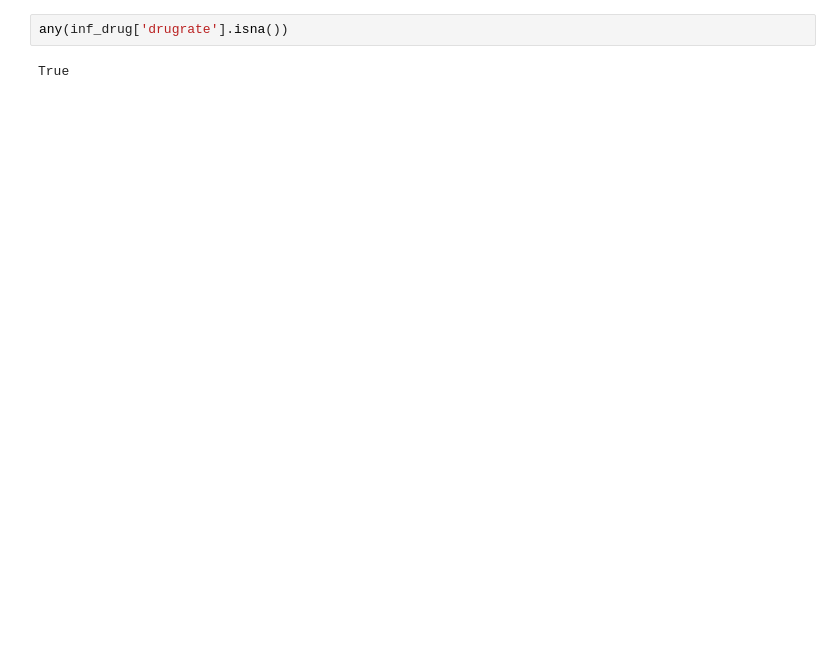
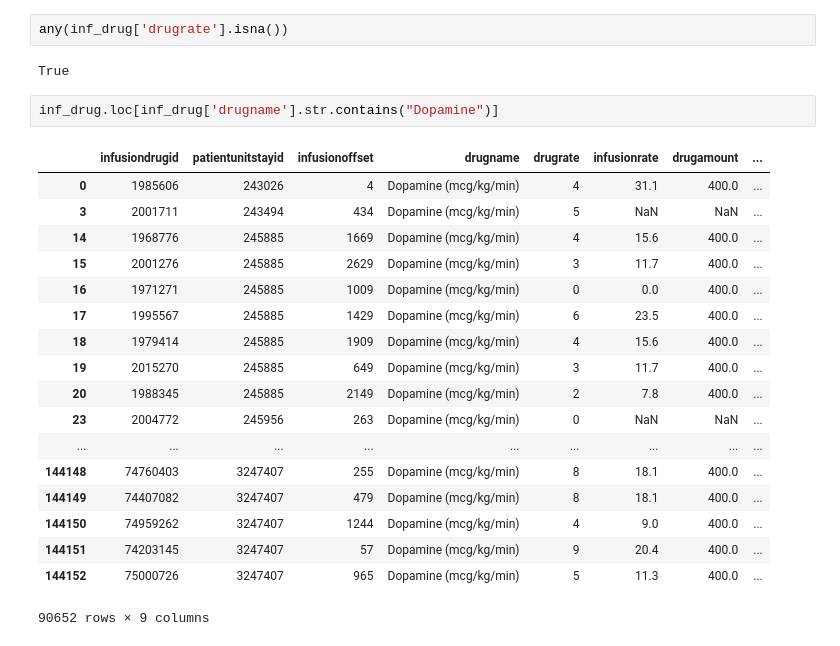
Before and after one commit to Ronet05/GSoC-CBMI-eICU, a Jupyter notebook: Cardiovascular param.ipynb, the cells around one changed output. Cells and saved outputs as stored; diff of their text form; blank space fills up the shorter version.

```diff
--- a/Cardiovascular param.ipynb
+++ b/Cardiovascular param.ipynb
@@ -117,3 +115,24 @@ Dopamine (nanograms/kg/min)
 any(inf_drug['drugrate'].isna())
 # %% [output]
 True
+# %%
+inf_drug.loc[inf_drug['drugname'].str.contains("Dopamine")]
+# %% [output]
+|  | infusiondrugid | patientunitstayid | infusionoffset | drugname | drugrate | infusionrate | drugamount | ... |
+| 0 | 1985606 | 243026 | 4 | Dopamine (mcg/kg/min) | 4 | 31.1 | 400.0 | ... |
+| 3 | 2001711 | 243494 | 434 | Dopamine (mcg/kg/min) | 5 | NaN | NaN | ... |
+| 14 | 1968776 | 245885 | 1669 | Dopamine (mcg/kg/min) | 4 | 15.6 | 400.0 | ... |
+| 15 | 2001276 | 245885 | 2629 | Dopamine (mcg/kg/min) | 3 | 11.7 | 400.0 | ... |
+| 16 | 1971271 | 245885 | 1009 | Dopamine (mcg/kg/min) | 0 | 0.0 | 400.0 | ... |
+| 17 | 1995567 | 245885 | 1429 | Dopamine (mcg/kg/min) | 6 | 23.5 | 400.0 | ... |
+| 18 | 1979414 | 245885 | 1909 | Dopamine (mcg/kg/min) | 4 | 15.6 | 400.0 | ... |
+| 19 | 2015270 | 245885 | 649 | Dopamine (mcg/kg/min) | 3 | 11.7 | 400.0 | ... |
+| 20 | 1988345 | 245885 | 2149 | Dopamine (mcg/kg/min) | 2 | 7.8 | 400.0 | ... |
+| 23 | 2004772 | 245956 | 263 | Dopamine (mcg/kg/min) | 0 | NaN | NaN | ... |
+| ... | ... | ... | ... | ... | ... | ... | ... | ... |
+| 144148 | 74760403 | 3247407 | 255 | Dopamine (mcg/kg/min) | 8 | 18.1 | 400.0 | ... |
+| 144149 | 74407082 | 3247407 | 479 | Dopamine (mcg/kg/min) | 8 | 18.1 | 400.0 | ... |
+| 144150 | 74959262 | 3247407 | 1244 | Dopamine (mcg/kg/min) | 4 | 9.0 | 400.0 | ... |
+| 144151 | 74203145 | 3247407 | 57 | Dopamine (mcg/kg/min) | 9 | 20.4 | 400.0 | ... |
+| 144152 | 75000726 | 3247407 | 965 | Dopamine (mcg/kg/min) | 5 | 11.3 | 400.0 | ... |
+90652 rows × 9 columns
```
Also changed, not shown: parts of 7 cells of this notebook.
